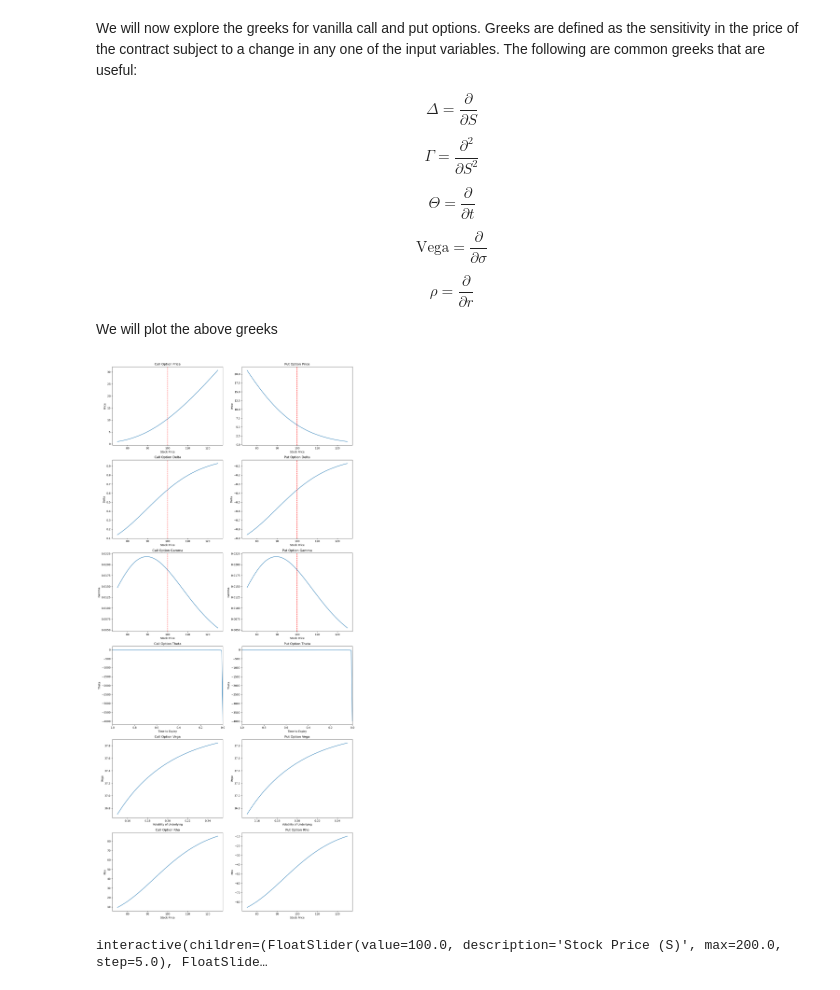
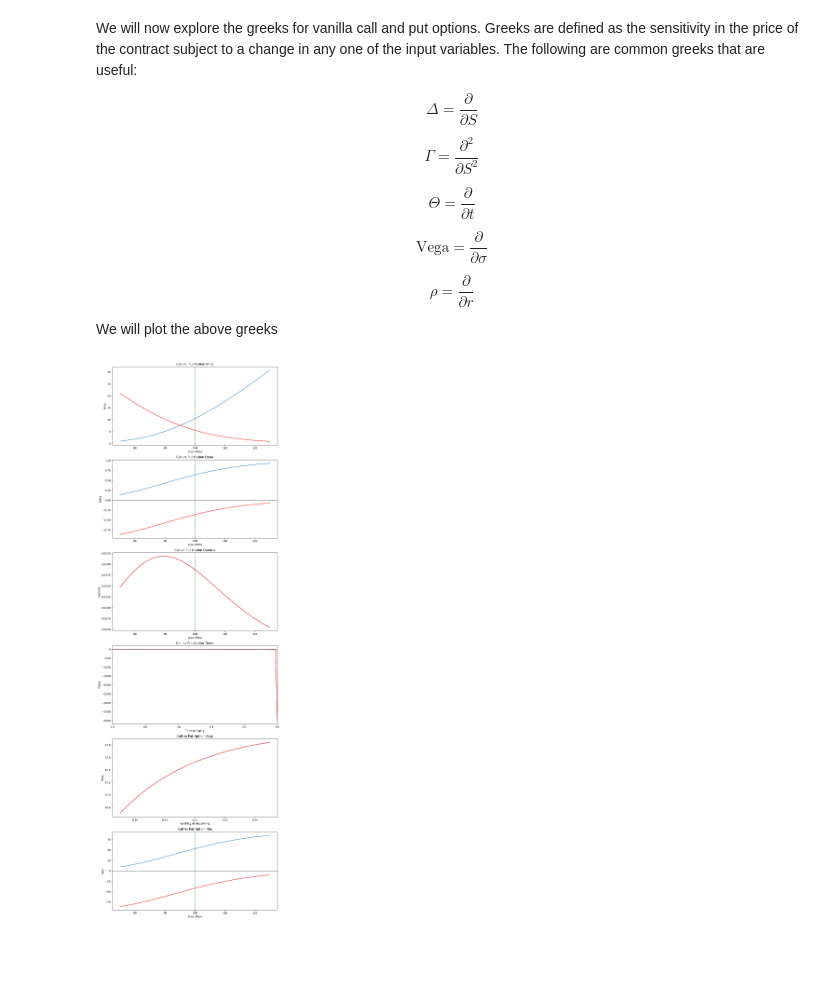
Before and after one commit to hahahaider/PersonalProjects, a Jupyter notebook: Black Scholes Option Pricing and Heatmap.ipynb, the cells around one changed output. Drawn from its saved outputs; the diff is of its cells as text; code cells hidden in the pictures; blank space fills up the shorter version.

```diff
--- a/Black Scholes Option Pricing and Heatmap.ipynb
+++ b/Black Scholes Option Pricing and Heatmap.ipynb
@@ -219,9 +221,7 @@ r = 0.05
 vol = 0.2
 
 
-plot_greeks(S,t,E,vol,r)
+#plot_greeks(S,t,E,vol,r)
-# %% [output]
-[figure, removed]
 # %%
 from ipywidgets import interactive, FloatSlider
 from IPython.display import display
@@ -272,7 +272,7 @@ def plot_greeks2(S,t,E,vol,r):
     ## The plot creating will make 6 rows of plots and have the call and put plots on the same figure.
     ## If the plot involves the stock price then the strike price is also indicated in the plot.
 
-    f, ax = plt.subplots(6,1,figsize = (6,30))
+    f, ax = plt.subplots(6,1,figsize = (10,30))
 
     ax[0].plot(dS,call_price)
     ax[0].set_title('Call vs. Put Option Price')
@@ -301,32 +301,34 @@ def plot_greeks2(S,t,E,vol,r):
         if min(call_greeks[greeks]) < 0 or min(put_greeks[greeks]) < 0:
             ax[i].axhline(y = 0, color = 'black', linestyle = '-', linewidth = 1)
         i += 1
 
 
 
     plt.tight_layout()
     plt.show()
 
 ## The following creates sliders for all the input values of our function plot_greeks2
 
 interactive_plot = interactive(
     plot_greeks2,
     S = FloatSlider(value = 100, min = 0, max = 200, step = 5, description = 'Stock Price (S)'),
     t = FloatSlider(value = 1, min = 0.1, max = 2, step = 0.1, description = 'Time to Expiry (t)'),
     E = FloatSlider(value = 100, min = 10, max = 200, step = 5, description = 'Strike Price (E)'),
     vol = FloatSlider(value = 0.2, min = 0.1, max = 0.5, step = 0.01, description = 'Volatility (vol)'),
     r = FloatSlider(value = 0.05, min = 0.01, max = 0.1, step = 0.005, description = 'Risk-Free Rate(r)')
 )
 
 
 
 S = 100
 E = 100
 t = 1
 r = 0.05
 vol = 0.2
 
 
-display(interactive_plot)
+#display(interactive_plot)
+
+plot_greeks2(S,t,E,vol,r)
 # %% [output]
-interactive(children=(FloatSlider(value=100.0, description='Stock Price (S)', max=200.0, step=5.0), FloatSlide…
+[figure, added]
```
Also changed, not shown: parts of 1 cell of this notebook.
